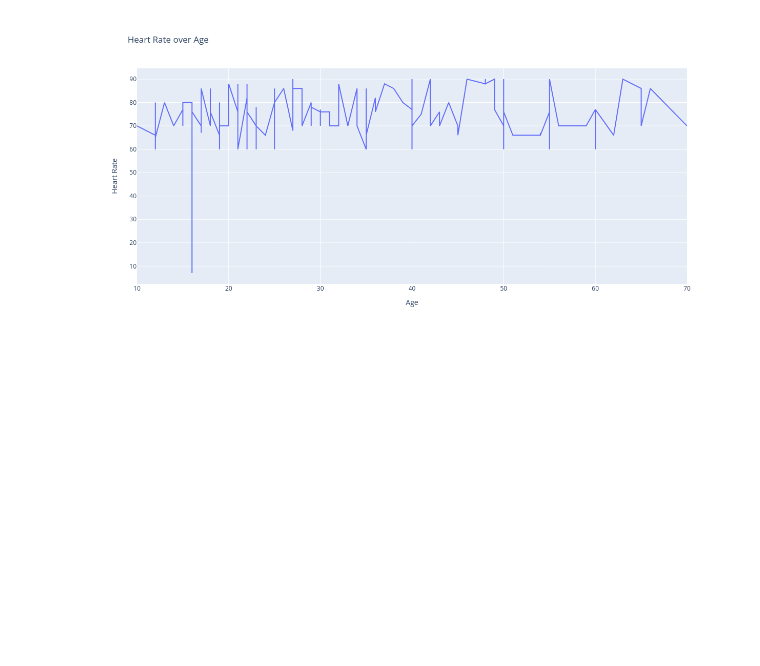
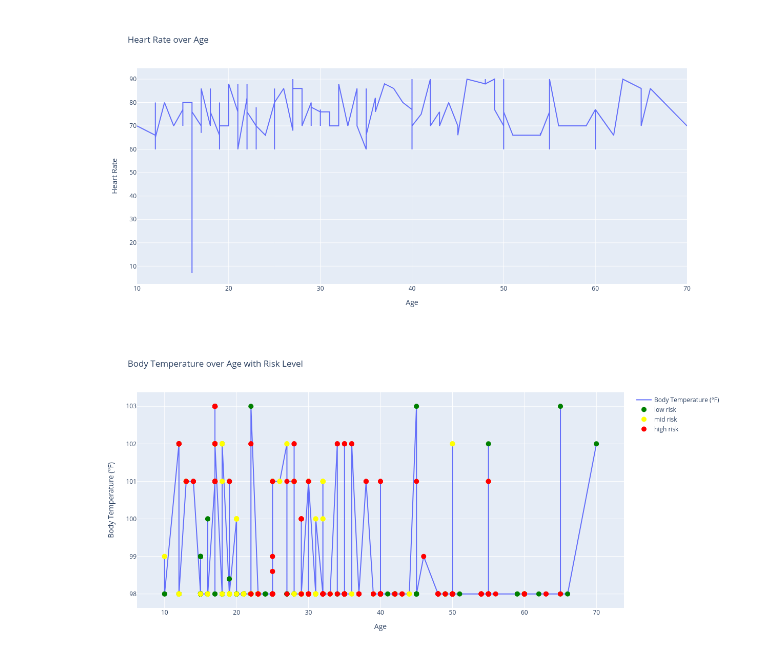
Before and after one commit to wikukarno/jupyter-kesehatan, a Jupyter notebook: grafik_kesehatan.ipynb, the cells around one changed output. Cells and saved outputs as stored; diff of their text form; code cells hidden in the pictures; blank space fills up the shorter version.

Commit message:
Update tambah gitignore, tambah flag risk statistik utk body temperature

```diff
--- a/grafik_kesehatan.ipynb
+++ b/grafik_kesehatan.ipynb
@@ -153,3 +164,50 @@ fig.update_layout(
 fig.show()
 # %% [output]
 [figure]
+# %%
+import pandas as pd
+import plotly.graph_objs as go
+
+data = pd.read_excel('data/data_kesehatan.xlsx')
+
+# Sort the DataFrame by 'Age'
+data = data.sort_values(by='Age')
+
+x = data['Age']
+y = data['BodyTemp(fahrenheit)']
+risk_levels = data['RiskLevel']
+
+# Define color mappings for risk levels
+color_mapping = {'low risk': 'green', 'mid risk': 'yellow', 'high risk': 'red'}
+
+fig = go.Figure()
+
+# Add the line chart trace
+fig.add_trace(go.Scatter(x=x, y=y, mode='lines', name='Body Temperature (°F)'))
+
+# Create separate traces for each risk level
+for risk_level, color in color_mapping.items():
+    x_risk = [x[i] for i in range(len(x)) if risk_levels[i] == risk_level]
+    y_risk = [y[i] for i in range(len(x)) if risk_levels[i] == risk_level]
+    hover_text = [f"Age: {x[i]}, Temp: {y[i]}°F, Risk Level: {risk_levels[i]}" for i in range(len(x)) if risk_levels[i] == risk_level]
+
+    fig.add_trace(go.Scatter(
+        x=x_risk,
+        y=y_risk,
+        mode='markers',
+        marker=dict(color=color, size=10),
+        name=risk_level,
+        hovertext=hover_text
+    ))
+
+fig.update_layout(
+    title='Body Temperature over Age with Risk Level',
+    xaxis_title='Age',
+    yaxis_title='Body Temperature (°F)',
+    width=1200,
+    height=600
+)
+
+fig.show()
+# %% [output]
+[figure, added]
```
Also changed, not shown: parts of 1 cell of this notebook, 1 other file.
